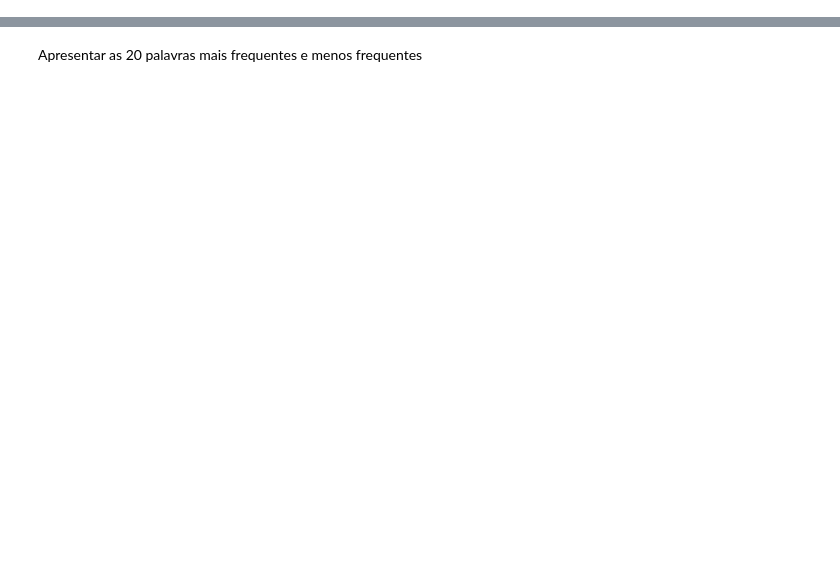
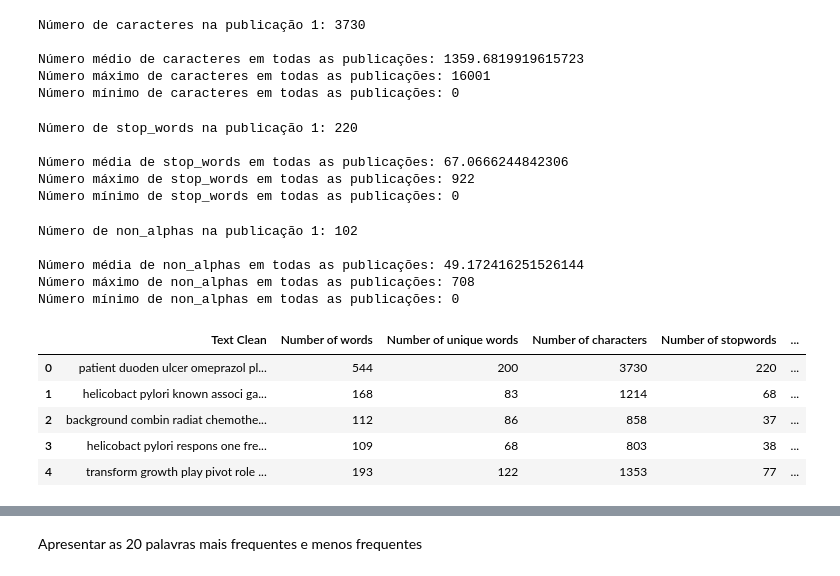
Before and after one commit to simaogoncalves10/projeto_aa2, a Jupyter notebook: data_exploration.ipynb, the cells around one changed output, grey strips where cells are left out. Saved outputs shown, nothing was run; the diff lists cells and outputs as text; code cells hidden in the pictures; blank space fills up the shorter version.

```diff
--- a/data_exploration.ipynb
+++ b/data_exploration.ipynb
@@ -42,0 +51,3 @@ De seguida vamos ler o dataset das publicações e aplicar-lhe a função de cle
+# %%
+stop_words = stopwords.words('english')
+print(stop_words)
@@ -42,0 +111,62 @@ De seguida vamos ler o dataset das publicações e aplicar-lhe a função de cle
+# %%
+sentence = [ ' '.join(doc) for doc in lowercase_train]
+nb_characters = [len(doc) for doc in sentence]
+
+print("Número de caracteres na publicação 1: " + str(nb_characters[0]))
+print("\nNúmero médio de caracteres em todas as publicações: " + str(sum(nb_characters) / len(nb_characters)))
+print("Número máximo de caracteres em todas as publicações: " + str(max(nb_characters)))
+print("Número mínimo de caracteres em todas as publicações: " + str(min(nb_characters)))
+# %% [output]
+Número de caracteres na publicação 1: 3730
+
+Número médio de caracteres em todas as publicações: 1359.6819919615723
+Número máximo de caracteres em todas as publicações: 16001
+Número mínimo de caracteres em todas as publicações: 0
+# %%
+stopwords = [[token for token in doc if token in stop_words] for doc in alphas]
+nb_stopwords = [len(doc) for doc in stopwords]
+
+print("Número de stop_words na publicação 1: " + str(nb_stopwords[0]))
+print("\nNúmero média de stop_words em todas as publicações: " + str(sum(nb_stopwords) / len(nb_stopwords)))
+print("Número máximo de stop_words em todas as publicações: " + str(max(nb_stopwords)))
+print("Número mínimo de stop_words em todas as publicações: " + str(min(nb_stopwords)))
+# %% [output]
+Número de stop_words na publicação 1: 220
+
+Número média de stop_words em todas as publicações: 67.0666244842306
+Número máximo de stop_words em todas as publicações: 922
+Número mínimo de stop_words em todas as publicações: 0
+# %%
+non_alphas = [[token for token in doc if token.isalpha() == False] for doc in lowercase_train]
+nb_punctuation = [len(doc) for doc in non_alphas]
+
+print("Número de non_alphas na publicação 1: " + str(nb_punctuation[0]))
+print("\nNúmero média de non_alphas em todas as publicações: " + str(sum(nb_punctuation) / len(nb_punctuation)))
+print("Número máximo de non_alphas em todas as publicações: " + str(max(nb_punctuation)))
+print("Número mínimo de non_alphas em todas as publicações: " + str(min(nb_punctuation)))
+# %% [output]
+Número de non_alphas na publicação 1: 102
+
+Número média de non_alphas em todas as publicações: 49.172416251526144
+Número máximo de non_alphas em todas as publicações: 708
+Número mínimo de non_alphas em todas as publicações: 0
+# %%
+clean=pd.Series(clean_str)
+nb_words = pd.Series(nb_words)
+nb_words_unique = pd.Series(nb_words_unique)
+nb_characters = pd.Series(nb_characters)
+nb_stopwords = pd.Series(nb_stopwords)
+nb_punctuation = pd.Series(nb_punctuation)
+
+df_show = pd.concat([clean, nb_words, nb_words_unique, nb_characters, nb_stopwords, nb_punctuation], axis=1).rename(columns={
+    0: "Text Clean", 1: "Number of words", 2: 'Number of unique words', 3: 'Number of characters', 4: 'Number of stopwords', 5: 'Number of punctuations'
+})
+
+df_show.head()
+# %% [output]
+|  | Text Clean | Number of words | Number of unique words | Number of characters | Number of stopwords | ... |
+| 0 | patient duoden ulcer omeprazol pl... | 544 | 200 | 3730 | 220 | ... |
+| 1 | helicobact pylori known associ ga... | 168 | 83 | 1214 | 68 | ... |
+| 2 | background combin radiat chemothe... | 112 | 86 | 858 | 37 | ... |
+| 3 | helicobact pylori respons one fre... | 109 | 68 | 803 | 38 | ... |
+| 4 | transform growth play pivot role ... | 193 | 122 | 1353 | 77 | ... |
```
Also changed, not shown: parts of 28 cells of this notebook.
